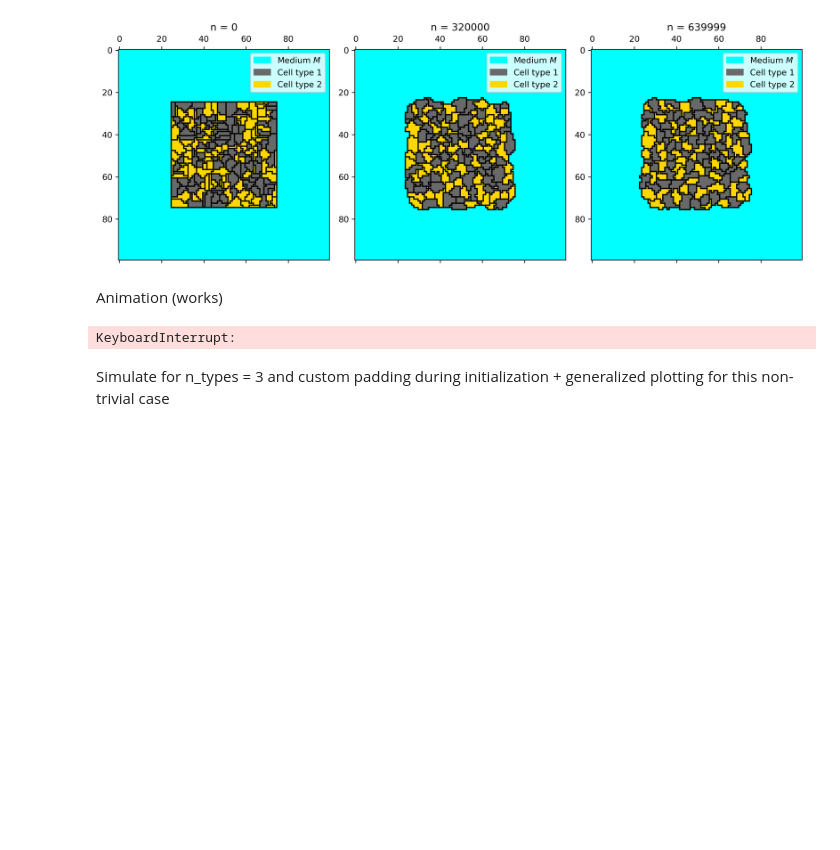
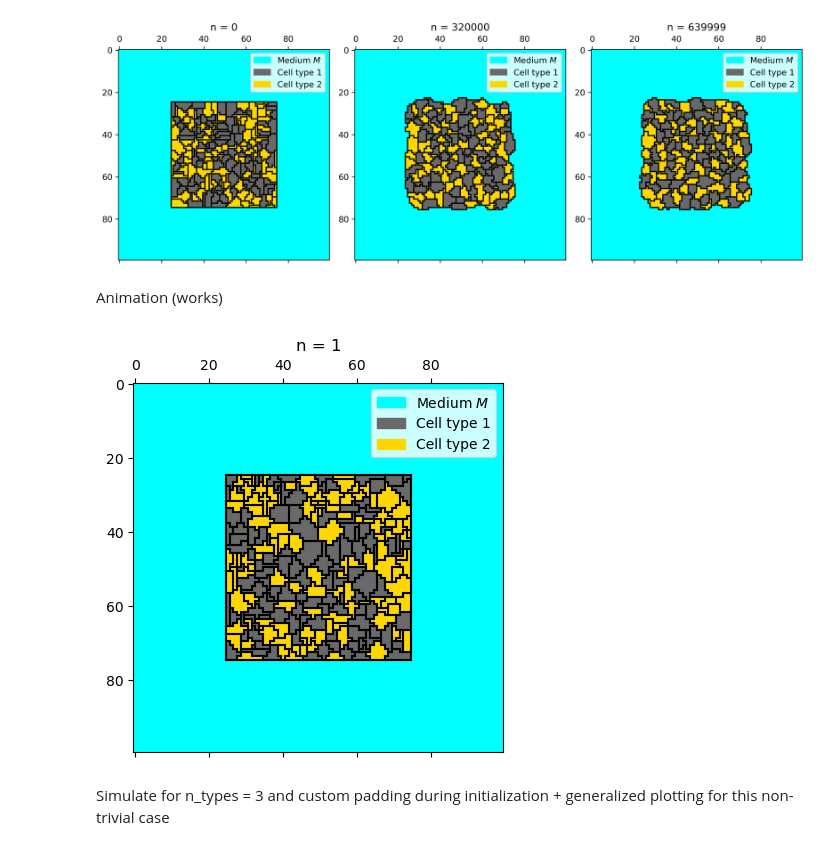
Before and after one commit to jonas4climate/metabolic-cellular-modelling, a Jupyter notebook: assignment4.ipynb, the cells around one changed output. Drawn from its saved outputs; the diff is of its cells as text; code cells hidden in the pictures; blank space fills up the shorter version.

Commit message:
Graphics + small tweaks

```diff
--- a/assignment4.ipynb
+++ b/assignment4.ipynb
@@ -89,15 +89,16 @@ def Cellular_Potts_model(
         n_cells = 240,      # number of different cells (cell ids), 120 works and can be nicely divided into 10 rows with 12 cells each, others may not work
         padding = 25,       # padding around the grid during initialization
         n_types = 2,        # number of cell types (excluding fluid medium, which is denoted with -1)
-        return_grids_at = None # list of time steps to return the grid
+        return_grids_at = None, # list of time steps to return the grid
+        nx = 100
     ):
 
     # N_CELLS = 240      # number of different cells (cell ids), can be nicely divided into 10 rows with 12 cells each
     # N_TYPES = 2        # number of cell types (excluding fluid medium, which is denoted with -1)
-    NX = 100           # size of the grid side
+    # NX = 100           # size of the grid side
     K = 1              # "Boltzmann constant"
     LAM = 1            # lambda parameter
-    MC_STEPSIZE = 16 * NX**2 # Monte Carlo step as defined in the paper
+    MC_STEPSIZE = 16 * nx**2 # Monte Carlo step as defined in the paper
 
     # Neighborhoods
     VON_NEUMANN_NEIGHBORHOOD = np.array([[-1, 0], [0, -1], [0, 1], [1, 0]])
@@ -108,7 +109,7 @@ def Cellular_Potts_model(
     assert A.shape == (n_types + 1, )
     assert T > 0
 
-    grid = initialize_cells_on_grid(NX, n_cells, style='random-growth', padding=padding)
+    grid = initialize_cells_on_grid(nx, n_cells, style='random-growth', padding=padding)
 
     grids = []
 
@@ -119,13 +120,13 @@ def Cellular_Potts_model(
         for step in range(MC_STEPSIZE):
 
             # Randomly choose lattice site
-            i, j = np.random.randint(0, NX, 2)
+            i, j = np.random.randint(0, nx, 2)
             sigma = grid[i,j]
             tau = celltype_from_id(sigma, n_types)
 
             # Randomly choose a neighbour
             ip, jp = VON_NEUMANN_NEIGHBORHOOD[np.random.randint(4)]
-            iprime, jprime = (i + ip) % NX, (j + jp) % NX
+            iprime, jprime = (i + ip) % nx, (j + jp) % nx
 
             sigma_prime = grid[iprime, jprime]
             tau_prime = celltype_from_id(sigma_prime, n_types)
@@ -151,8 +152,8 @@ def Cellular_Potts_model(
                                     (a_sigma - A_sigma)**2)
 
             # Change in bond energy
-            x = (i + MOORE_NEIGHBORHOOD[:,0]) % NX
-            y = (j + MOORE_NEIGHBORHOOD[:,1]) % NX
+            x = (i + MOORE_NEIGHBORHOOD[:,0]) % nx
+            y = (j + MOORE_NEIGHBORHOOD[:,1]) % nx
             sum_prime = np.sum(J[tau_prime, celltype_from_id(grid[x, y], n_types)] * (1 - kronecker_delta(sigma_prime, grid[x, y])))
             sum_orig = np.sum(J[tau, celltype_from_id(grid[x, y], n_types)] * (1 - kronecker_delta(sigma, grid[x, y])))
             delta_Hbond = sum_prime - sum_orig
@@ -233,7 +234,7 @@ def plot_cellular_potts(ax, grid, n_types, n_MCS):
     if n_types > 2:
         # TODO: color maps etc. need to be debugged but generally visualization should otherwise work
         cmap = plt.get_cmap('tab20', n_types+1)
-        patches = [mpatches.Patch(color=cmap.colors[0], label=f'Medium')] + [mpatches.Patch(color=cmap.colors[i], label=f'Cell type {i+1}') for i in range(1, n_types+1)]
+        patches = [mpatches.Patch(color=cmap.colors[0], label=f'Medium')] + [mpatches.Patch(color=cmap.colors[i], label=f'Cell type {i}') for i in range(1, n_types+1)]
     elif n_types == 2: # custom scenario
         cmap = ListedColormap(['cyan', 'dimgray', 'gold'])
         medium_patch = mpatches.Patch(color='cyan', label='Medium $M$')
@@ -330,14 +332,14 @@ Animation (works)
 # %%
 n_MCS = 10
 MCS = 16*100**2
 frames = 300
 fps = 60
 ts = np.arange(0, n_MCS*MCS, n_MCS*MCS//frames)
 grids = Cellular_Potts_model(J, A, n_MCS=n_MCS, T=T, return_grids_at=ts)
 anim = animate_grids(grids, ts, fps, n_types)
-anim.save(f'animated_potts_{n_MCS}MCS_{frames}_frames_{fps}_fps.gif', writer='ffmpeg')
+anim.save(f'{MEDIA_PATH}/animated_cellular_potts_paper_{n_MCS}MCS_{frames}_frames_{fps}_fps.gif', writer='ffmpeg')
 # %% [output]
-KeyboardInterrupt:
+[figure, added]
 # %% [markdown]
 Simulate for n_types = 3 and custom padding during initialization + generalized plotting for this non-trivial case
 # %%
```
Also changed, not shown: parts of 3 cells of this notebook, 4 other files.
